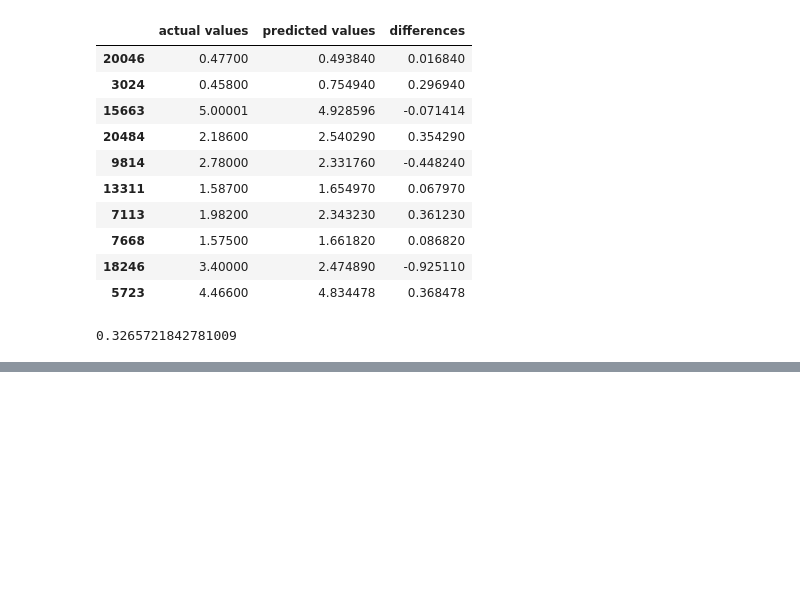
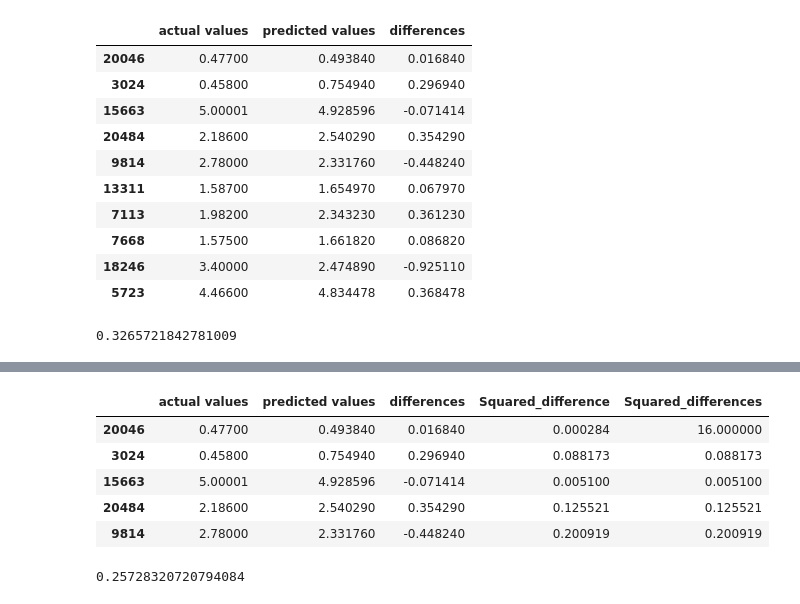
Before and after one commit to Asmit-Dhakal/Machine_Learning, a Jupyter notebook: Introduction-to-sklearn.ipynb, the cells around one changed output, grey strips where cells are left out. Saved outputs shown, nothing was run; the diff lists cells and outputs as text; code cells hidden in the pictures; blank space fills up the shorter version.

```diff
--- a/Introduction-to-sklearn.ipynb
+++ b/Introduction-to-sklearn.ipynb
@@ -1477,0 +1507,17 @@ np.abs(df["differences"]).mean()
+# %%
+df_large_error=df.copy()
+df_large_error.iloc[0]["Squared_differences"] = 16
+# %%
+df_large_error.head()
+# %% [output]
+|  | actual values | predicted values | differences | Squared_difference | Squared_differences |
+| 20046 | 0.47700 | 0.493840 | 0.016840 | 0.000284 | 16.000000 |
+| 3024 | 0.45800 | 0.754940 | 0.296940 | 0.088173 | 0.088173 |
+| 15663 | 5.00001 | 4.928596 | -0.071414 | 0.005100 | 0.005100 |
+| 20484 | 2.18600 | 2.540290 | 0.354290 | 0.125521 | 0.125521 |
+| 9814 | 2.78000 | 2.331760 | -0.448240 | 0.200919 | 0.200919 |
+# %%
+ # mse with large error
+df_large_error["Squared_differences"].mean()
+# %% [output]
+0.25728320720794084
```
Also changed, not shown: parts of 5 cells of this notebook.
